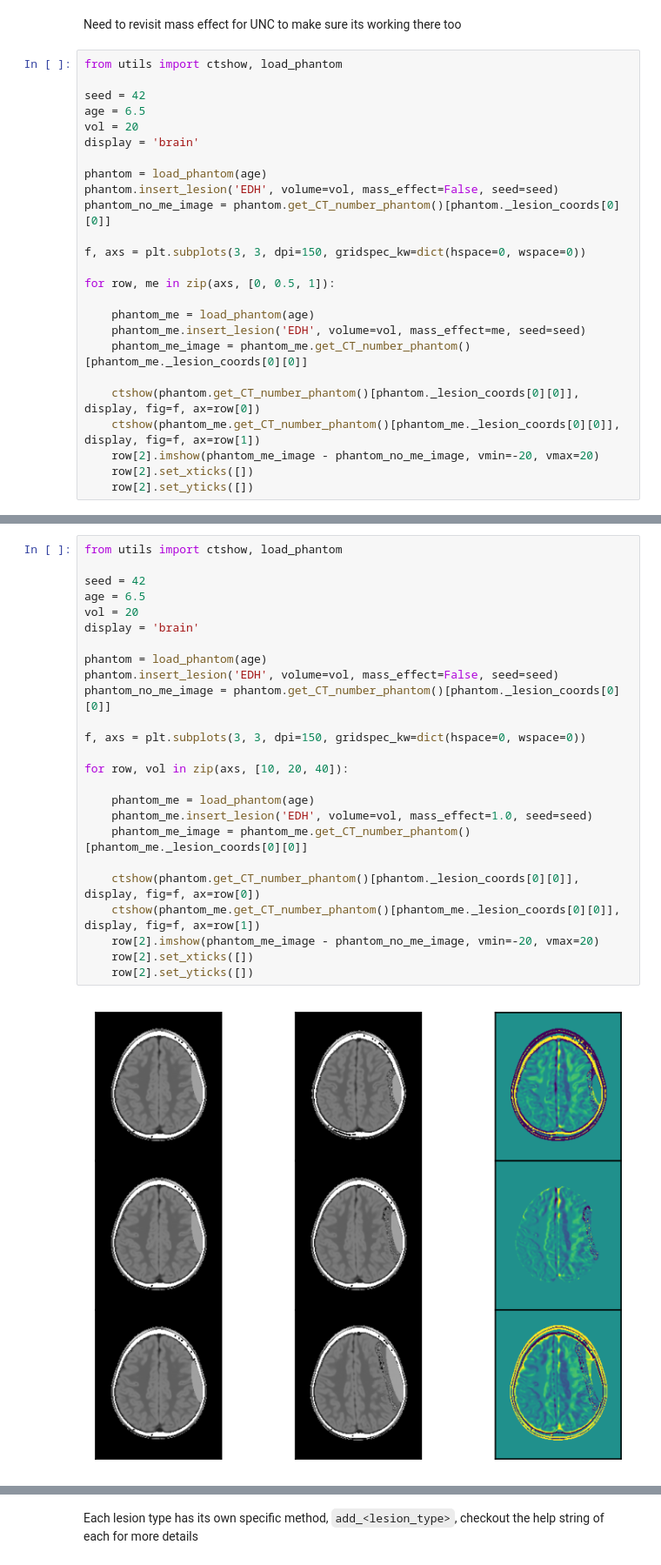
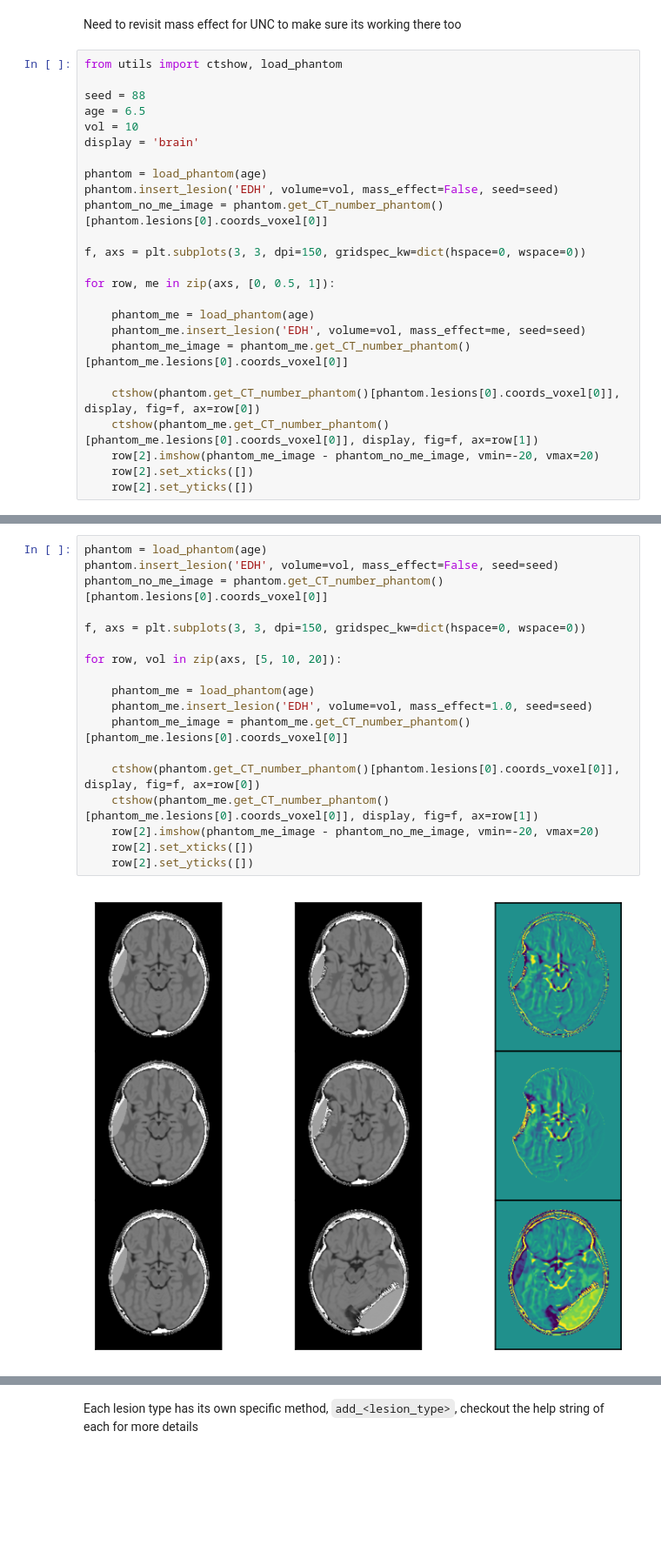
Before and after one commit to DIDSR/InSilicoICH, a Jupyter notebook: notebooks/01_phantoms.ipynb, the cells around one changed output, grey strips where cells are left out. Shown at 87% size. Saved outputs shown, nothing was run; the diff lists cells and outputs as text; blank space fills up the shorter version.

```diff
--- a/notebooks/01_phantoms.ipynb
+++ b/notebooks/01_phantoms.ipynb
@@ -181,14 +285,14 @@ Need to revisit mass effect for UNC to make sure its working there too
 # %%
 from utils import ctshow, load_phantom
 
-seed = 42
+seed = 88
 age = 6.5
-vol = 20
+vol = 10
 display = 'brain'
 
 phantom = load_phantom(age)
 phantom.insert_lesion('EDH', volume=vol, mass_effect=False, seed=seed)
-phantom_no_me_image = phantom.get_CT_number_phantom()[phantom._lesion_coords[0][0]]
+phantom_no_me_image = phantom.get_CT_number_phantom()[phantom.lesions[0].coords_voxel[0]]
 
 f, axs = plt.subplots(3, 3, dpi=150, gridspec_kw=dict(hspace=0, wspace=0))
 
@@ -196,10 +300,10 @@ for row, me in zip(axs, [0, 0.5, 1]):
 
     phantom_me = load_phantom(age)
     phantom_me.insert_lesion('EDH', volume=vol, mass_effect=me, seed=seed)
-    phantom_me_image = phantom_me.get_CT_number_phantom()[phantom_me._lesion_coords[0][0]]
+    phantom_me_image = phantom_me.get_CT_number_phantom()[phantom_me.lesions[0].coords_voxel[0]]
 
-    ctshow(phantom.get_CT_number_phantom()[phantom._lesion_coords[0][0]], display, fig=f, ax=row[0])
-    ctshow(phantom_me.get_CT_number_phantom()[phantom_me._lesion_coords[0][0]], display, fig=f, ax=row[1])
+    ctshow(phantom.get_CT_number_phantom()[phantom.lesions[0].coords_voxel[0]], display, fig=f, ax=row[0])
+    ctshow(phantom_me.get_CT_number_phantom()[phantom_me.lesions[0].coords_voxel[0]], display, fig=f, ax=row[1])
     row[2].imshow(phantom_me_image - phantom_no_me_image, vmin=-20, vmax=20)
     row[2].set_xticks([])
     row[2].set_yticks([])
@@ -208,27 +312,20 @@ for row, me in zip(axs, [0, 0.5, 1]):
 # %%
-from utils import ctshow, load_phantom
-
-seed = 42
-age = 6.5
-vol = 20
-display = 'brain'
-
 phantom = load_phantom(age)
 phantom.insert_lesion('EDH', volume=vol, mass_effect=False, seed=seed)
-phantom_no_me_image = phantom.get_CT_number_phantom()[phantom._lesion_coords[0][0]]
+phantom_no_me_image = phantom.get_CT_number_phantom()[phantom.lesions[0].coords_voxel[0]]
 
 f, axs = plt.subplots(3, 3, dpi=150, gridspec_kw=dict(hspace=0, wspace=0))
 
-for row, vol in zip(axs, [10, 20, 40]):
+for row, vol in zip(axs, [5, 10, 20]):
 
     phantom_me = load_phantom(age)
     phantom_me.insert_lesion('EDH', volume=vol, mass_effect=1.0, seed=seed)
-    phantom_me_image = phantom_me.get_CT_number_phantom()[phantom_me._lesion_coords[0][0]]
+    phantom_me_image = phantom_me.get_CT_number_phantom()[phantom_me.lesions[0].coords_voxel[0]]
 
-    ctshow(phantom.get_CT_number_phantom()[phantom._lesion_coords[0][0]], display, fig=f, ax=row[0])
-    ctshow(phantom_me.get_CT_number_phantom()[phantom_me._lesion_coords[0][0]], display, fig=f, ax=row[1])
+    ctshow(phantom.get_CT_number_phantom()[phantom.lesions[0].coords_voxel[0]], display, fig=f, ax=row[0])
+    ctshow(phantom_me.get_CT_number_phantom()[phantom_me.lesions[0].coords_voxel[0]], display, fig=f, ax=row[1])
     row[2].imshow(phantom_me_image - phantom_no_me_image, vmin=-20, vmax=20)
     row[2].set_xticks([])
     row[2].set_yticks([])
 # %% [output]
-[figure, old version]
+[figure, new version]
```
Also changed, not shown: parts of 21 cells of this notebook, 10 other files.
